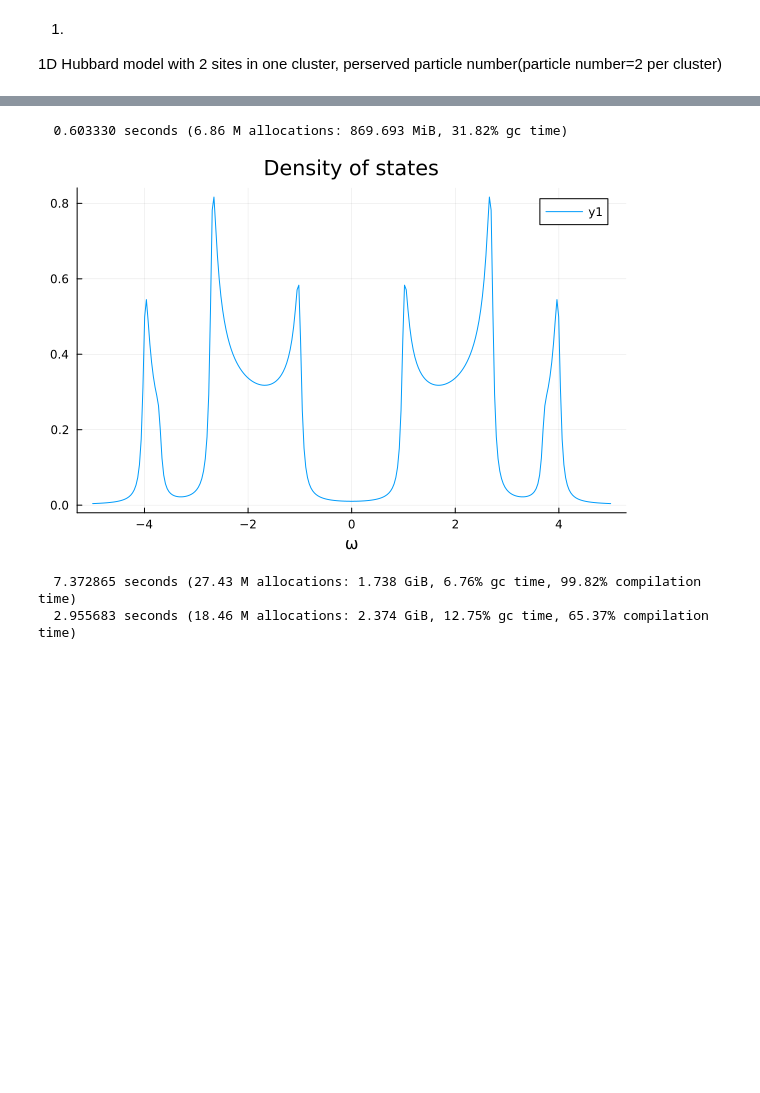
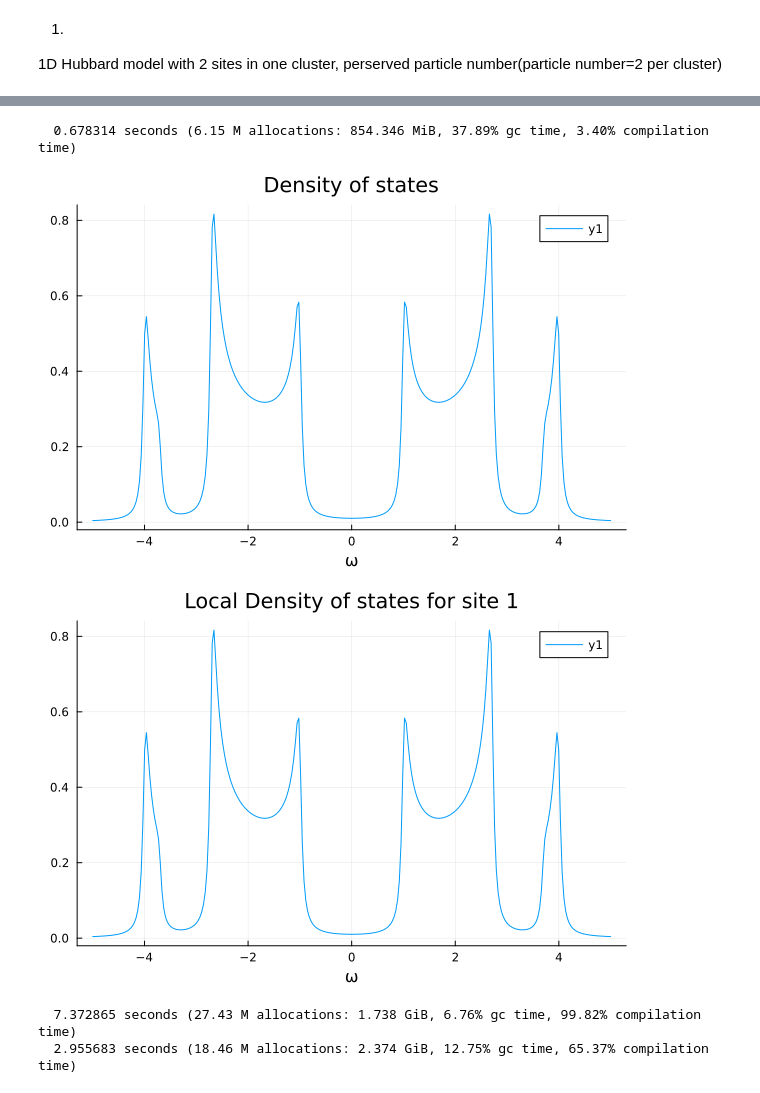
Before and after one commit to ZongYongyue/QuantumClusterTheories.jl, a Jupyter notebook: demo/spectrum.ipynb, the cells around one changed output, grey strips where cells are left out. Drawn from its saved outputs; the diff is of its cells as text; code cells hidden in the pictures; blank space fills up the shorter version.

Commit message:
Local DOS is valid

```diff
--- a/demo/spectrum.ipynb
+++ b/demo/spectrum.ipynb
@@ -27,12 +27,18 @@ f = plot(k_path, ω_range, A; xlabel="k", ylabel="ω", color=colorbar , title="S
 [figure]
 # %%
 rz = ReciprocalZone(reciprocals(unitcell.vectors); length=300)
-@time GG = singleParticleGreenFunction(:f, vca, rz, ω_range; η=0.05)
+@time GG = singleParticleGreenFunction(:f, vca, rz, ω_range; μ=2, η=0.05)
 A = densityofstates(GG)
 f = plot(ω_range, A; xlabel="ω" , title="Density of states")
 # %% [output]
-  0.603330 seconds (6.86 M allocations: 869.693 MiB, 31.82% gc time)
+  0.678314 seconds (6.15 M allocations: 854.346 MiB, 37.89% gc time, 3.40% compilation time)
 [figure]
+# %%
+GGnp = singleParticleGreenFunction(:f, vca, rz, ω_range; μ=2, η=0.05, ifper=false)
+nsp = densityofstates(GGnp; select=[1,3])
+f = plot(ω_range, A; xlabel="ω" , title="Local Density of states for site 1")
+# %% [output]
+[figure, added]
 # %%
 unitcell = Lattice([0, 0]; vectors=[[1, 0], [0, 1]])
 cluster = Lattice(unitcell, (2,2), ('p','p'))
```
Also changed, not shown: parts of 1 cell of this notebook, 3 other files.
